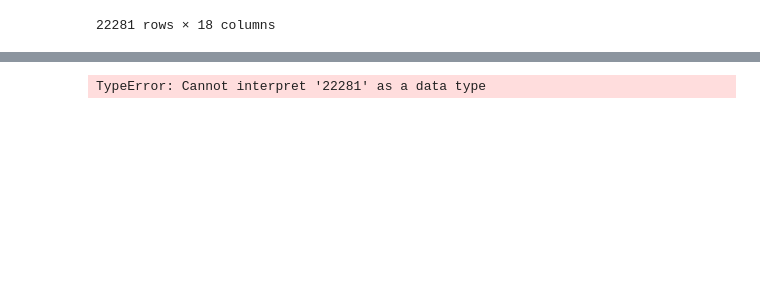
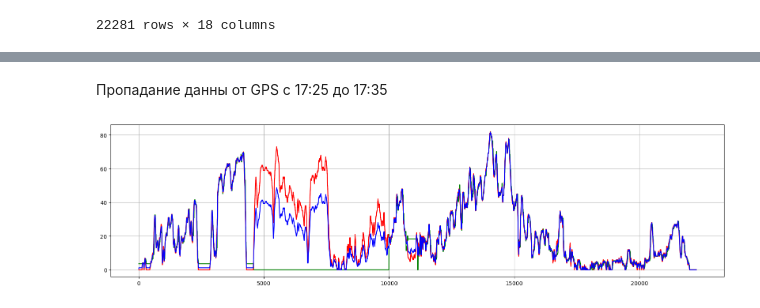
Before and after one commit to 1mm0rTaLzzz/SNAR_HW3_Kalman, a Jupyter notebook: SNAR_Kalman.ipynb, the cells around one changed output, grey strips where cells are left out. Saved outputs shown, nothing was run; the diff lists cells and outputs as text; code cells hidden in the pictures; blank space fills up the shorter version.

```diff
--- a/SNAR_Kalman.ipynb
+++ b/SNAR_Kalman.ipynb
@@ -344,4 +339,50 @@ TypeError: Cannot interpret '22281' as a data type
-# %%
-np.array([i for i in range(len(time_GPS))])
-# %% [output]
-TypeError: Cannot interpret '22281' as a data type
+# %% [markdown]
+Пропадание
+данны  от GPS с 17:25 до 17:35
+# %%
+kalman = np.array([])
+
+c = 0
+for x in time_GPS:
+    if int(x[3:5]) > 25 and int(x[3:5]) < 35:
+        speed_GPS[c] = 0
+    c += 1
+
+for t in range(len(time_OBD)):
+# for t in range(1000):
+
+    # plt.subplot(211)
+    mu, sigma2 = predict(mu, sigma2, motions, motion_sigma2)
+    # print('predict:', f'{mu = :3f}, {sigma2 = :3f}', flush=True)
+    # plotG(mu, sigma2, 'r')
+
+    # x = time_GPS[t]
+    # if int(x[3:5]) > 25 and int(x[3:5]) < 35:
+    #     measurements_GPS = 0
+    #     mu, sigma2 = update(mu, sigma2, measurements_GPS, measurements_sigma2_GPS)
+    # else:
+    measurements_GPS = speed_GPS[t] #+ random.uniform(-3, 3)
+    mu, sigma2 = update(mu, sigma2, measurements_GPS, measurements_sigma2_GPS)
+        # print('update:', f'{mu = :3f}, {sigma2 = :3f}', flush=True)
+        # plotG(mu, sigma2, 'g')
+
+    measurements_OBD = speed_OBD[t] #+ random.uniform(-1, 1)
+    mu, sigma2 = update(mu, sigma2, measurements_OBD, measurements_sigma2_OBD)
+    # print('update:', f'{mu = :3f}, {sigma2 = :3f}', flush=True)
+    # plotG(mu, sigma2, 'b')
+
+    kalman = np.append(kalman, mu)
+
+# plt.subplot(212)
+f=plt.figure()
+f.set_figwidth(20)
+f.set_figheight(5)
+# plt.plot(time, speed_GPS, 'g')
+# plt.plot(time, speed_OBD, 'r')
+# plt.plot(time, kalman, 'b')
+plt.plot(time, speed_GPS, 'g')
+plt.plot(time, speed_OBD, 'r')
+plt.plot(time, kalman, 'b')
+plt.grid()
+# %% [output]
+[figure, added]
```
Also changed, not shown: parts of 8 cells of this notebook.
